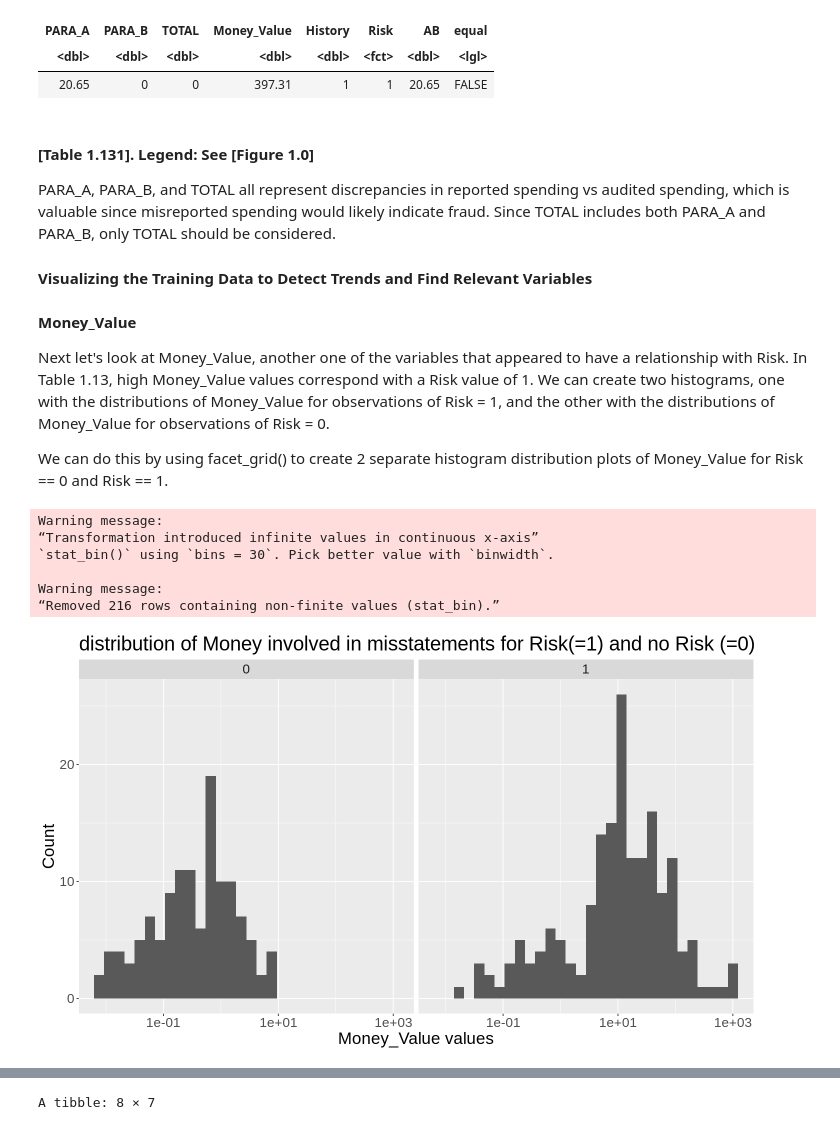
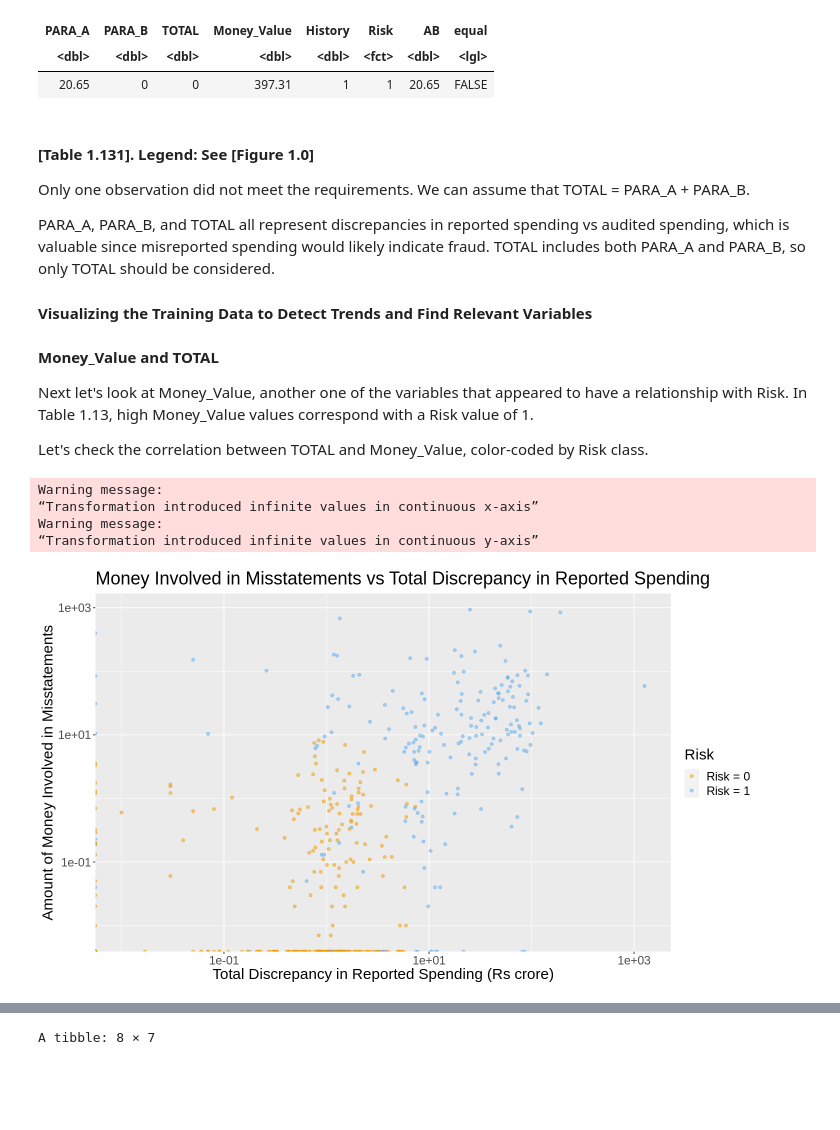
Before and after one commit to stevenning203/dsci100_group_proposal, a Jupyter notebook: report.ipynb, the cells around one changed output, grey strips where cells are left out. Cells and saved outputs as stored; diff of their text form; code cells hidden in the pictures; blank space fills up the shorter version.

```diff
--- a/report.ipynb
+++ b/report.ipynb
@@ -172,33 +190,35 @@ A tibble: 1 × 8
 # %% [markdown]
 #### [Table 1.131]. Legend: See [Figure 1.0]
 
-PARA_A, PARA_B, and TOTAL all represent discrepancies in reported spending vs audited spending, which is valuable since misreported spending would likely indicate fraud. Since TOTAL includes both PARA_A and PARA_B, only TOTAL should be considered.
+Only one observation did not meet the requirements. We can assume that TOTAL = PARA_A + PARA_B.
+
+PARA_A, PARA_B, and TOTAL all represent discrepancies in reported spending vs audited spending, which is valuable since misreported spending would likely indicate fraud. TOTAL includes both PARA_A and PARA_B, so only TOTAL should be considered.
 
 #### Visualizing the Training Data to Detect Trends and Find Relevant Variables
 
-#### Money_Value
+#### Money_Value and TOTAL
 
-Next let's look at Money_Value, another one of the variables that appeared to have a relationship with Risk. In Table 1.13, high Money_Value values correspond with a Risk value of 1. We can create two histograms, one with the distributions of Money_Value for observations of Risk = 1, and the other with the distributions of Money_Value for observations of Risk = 0.
+Next let's look at Money_Value, another one of the variables that appeared to have a relationship with Risk. In Table 1.13, high Money_Value values correspond with a Risk value of 1.
 
-We can do this by using facet_grid() to create 2 separate histogram distribution plots of Money_Value for Risk == 0 and Risk == 1.
+Let's check the correlation between TOTAL and Money_Value, color-coded by Risk class.
 # %%
 options(repr.plot.width = 12, repr.plot.height = 7)
 
-money_value_plot <- audit_consider %>%
-ggplot(aes(x = Money_Value)) +
-facet_grid(. ~ Risk) +
-geom_histogram() +
-labs(x = "Money_Value values", y = "Count") +
-ggtitle("distribution of Money involved in misstatements for Risk(=1) and no Risk (=0)") +
-theme(text = element_text(size = 20)) +
-scale_x_log10()
+total_vs_mv <- audit_consider%>%
+  ggplot(aes(x = TOTAL, y = Money_Value, color = Risk)) +
+  ggtitle("Money Involved in Misstatements vs Total Discrepancy in Reported Spending")+
+  scale_x_log10()+
+  scale_y_log10()+
+  geom_point(alpha = 0.5) +
+  labs(color = "Risk", x = "Total Discrepancy in Reported Spending (Rs crore)", y = "Amount of Money Involved in Misstatements") +
+  scale_color_manual(labels = c("Risk = 0", "Risk = 1"),
+                     values = c("orange2", "steelblue2")) +
+theme(text=element_text(size = 18))
 
-money_value_plot
+total_vs_mv
 # %% [output]
 Warning message:
 “Transformation introduced infinite values in continuous x-axis”
-`stat_bin()` using `bins = 30`. Pick better value with `binwidth`.
-
 Warning message:
-“Removed 216 rows containing non-finite values (stat_bin).”
+“Transformation introduced infinite values in continuous y-axis”
-[figure, old version]
+[figure, new version]
```
Also changed, not shown: parts of 25 cells of this notebook.
